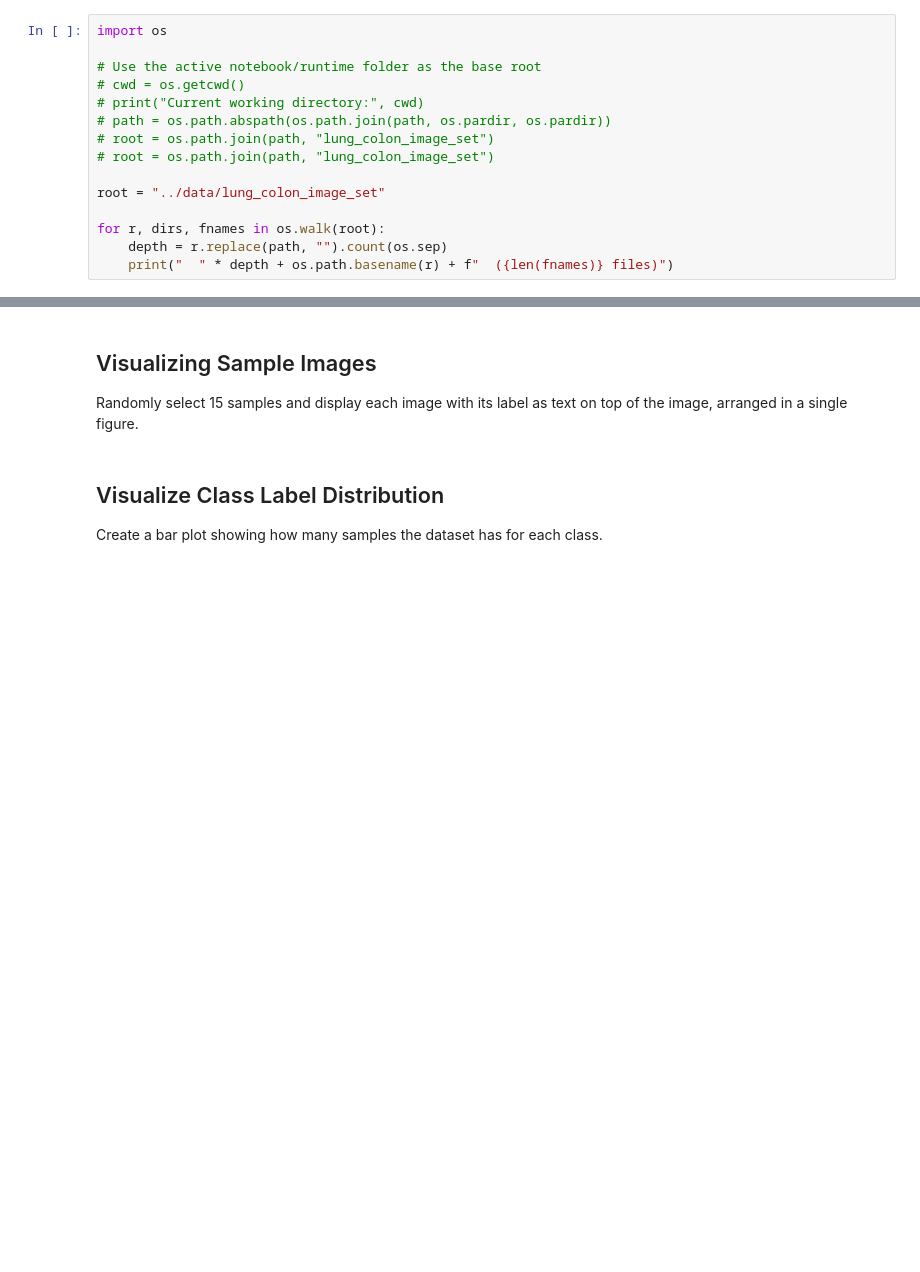
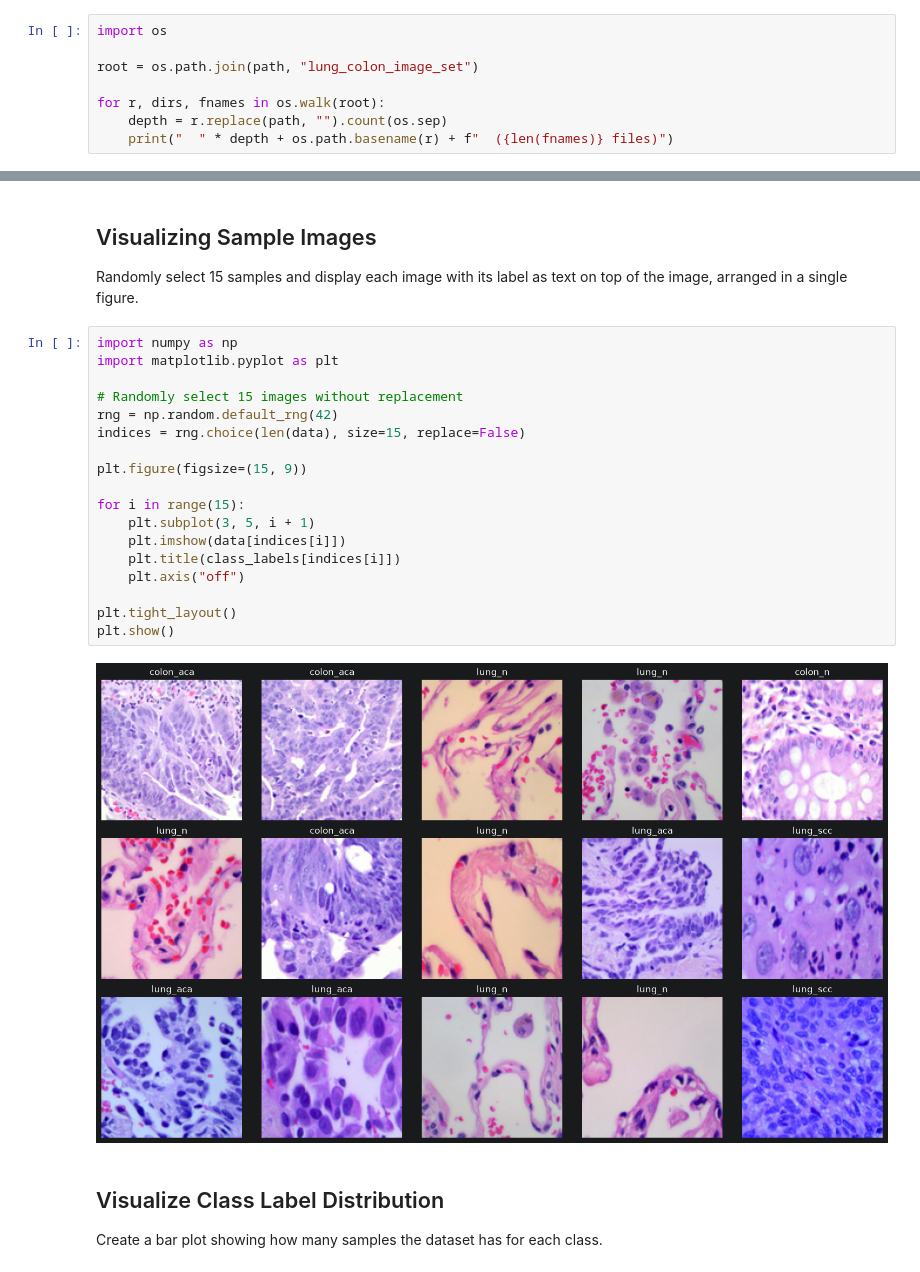
Before and after one commit to lordmana/Lung-and-Colon-Cancer-Classification, a Jupyter notebook: notebook/DL_Assignment_2026.ipynb, the cells around one changed output, grey strips where cells are left out. Saved outputs shown, nothing was run; the diff lists cells and outputs as text; blank space fills up the shorter version.

```diff
--- a/notebook/DL_Assignment_2026.ipynb
+++ b/notebook/DL_Assignment_2026.ipynb
@@ -46,14 +49,7 @@ rather than after 25,000 error messages.
 # %%
 import os
 
-# Use the active notebook/runtime folder as the base root
-# cwd = os.getcwd()
-# print("Current working directory:", cwd)
-# path = os.path.abspath(os.path.join(path, os.pardir, os.pardir))
-# root = os.path.join(path, "lung_colon_image_set")
-# root = os.path.join(path, "lung_colon_image_set")
-
-root = "../data/lung_colon_image_set"
+root = os.path.join(path, "lung_colon_image_set")
 
 for r, dirs, fnames in os.walk(root):
     depth = r.replace(path, "").count(os.sep)
@@ -185,6 +207,26 @@ RANDOM_SEED = 42
 
 Randomly select 15 samples and display each image with its label as text on top of the
 image, arranged in a single figure.
+# %%
+import numpy as np
+import matplotlib.pyplot as plt
+
+# Randomly select 15 images without replacement
+rng = np.random.default_rng(42)
+indices = rng.choice(len(data), size=15, replace=False)
+
+plt.figure(figsize=(15, 9))
+
+for i in range(15):
+    plt.subplot(3, 5, i + 1)
+    plt.imshow(data[indices[i]])
+    plt.title(class_labels[indices[i]])
+    plt.axis("off")
+
+plt.tight_layout()
+plt.show()
+# %% [output]
+[figure, added]
 # %% [markdown]
 ## Visualize Class Label Distribution
 
```
Also changed, not shown: parts of 25 cells of this notebook, 2 other files.
